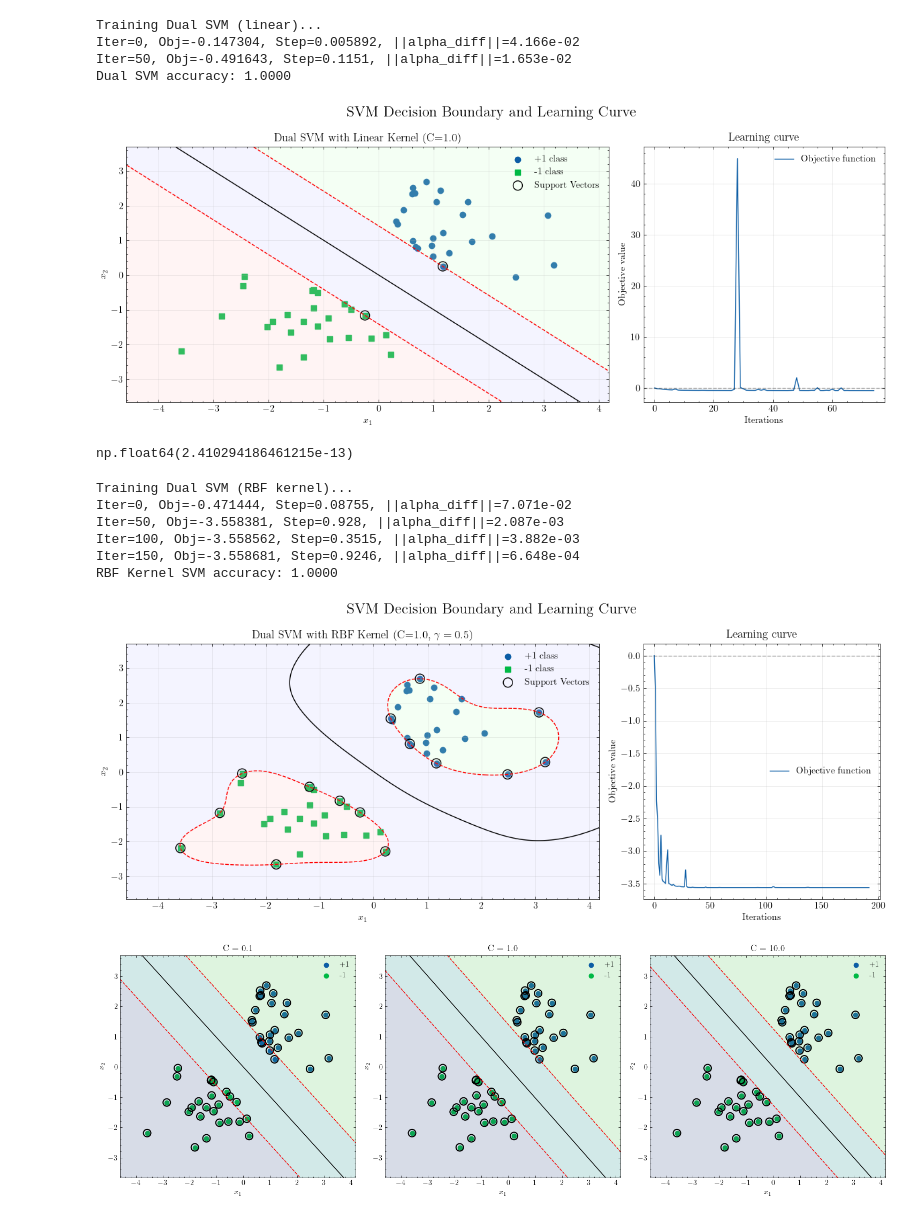
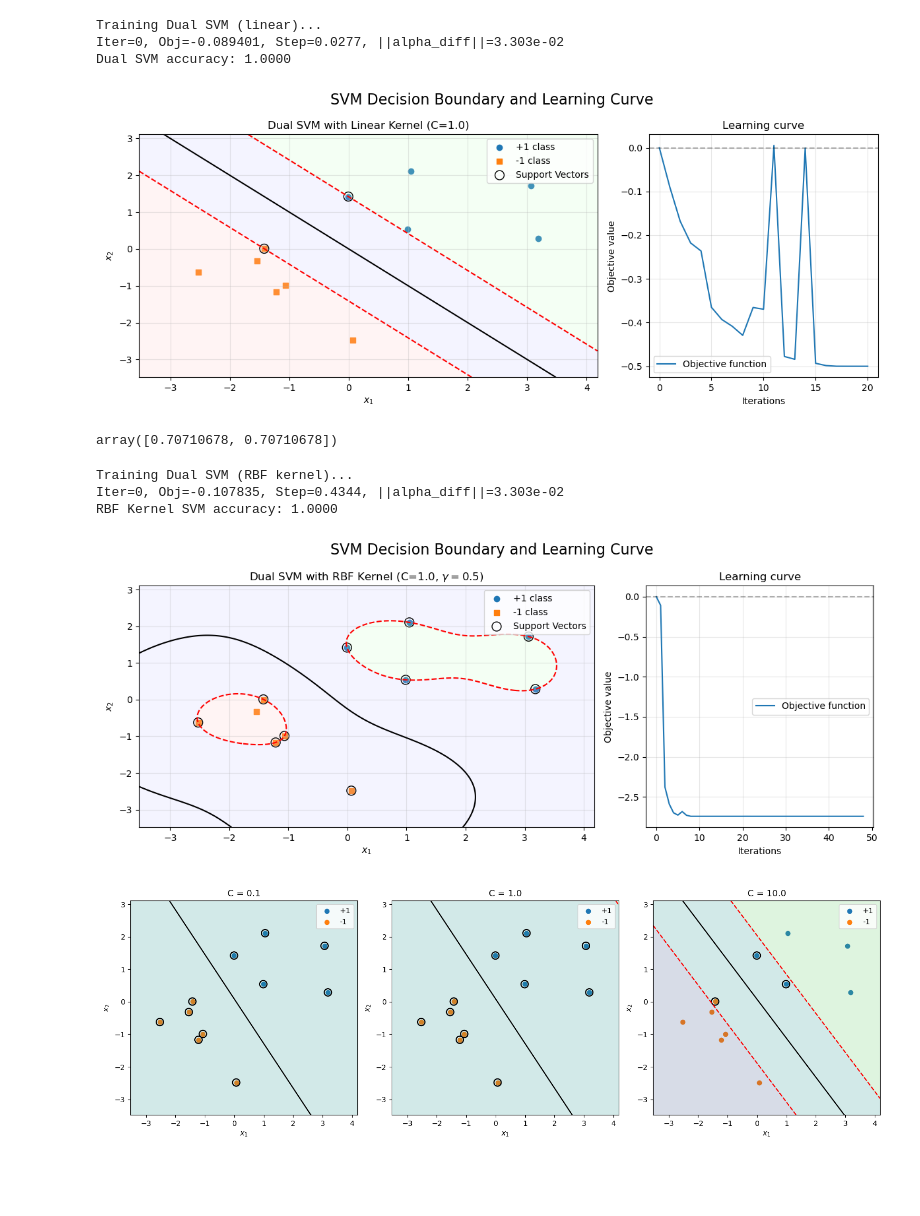
Before and after one commit to TrymSaether/svm-classifier, a Jupyter notebook: svm/demo.ipynb, the cells around one changed output. Drawn from its saved outputs; the diff is of its cells as text; code cells hidden in the pictures; blank space fills up the shorter version.

```diff
--- a/svm/demo.ipynb
+++ b/svm/demo.ipynb
@@ -1,8 +1,7 @@
 # %%
+%matplotlib widget
 import numpy as np
 import matplotlib.pyplot as plt
-import scienceplots
-plt.style.use(['science'])
 
 from svm_primal import PrimalSVM
 from svm_dual import DualSVM
@@ -10,16 +9,20 @@ from kernels import linear_kernel, make_rbf_kernel, make_polynomial_kernel, make
 from utils import *
 # %%
 # Example usage for both models (uses test_linear function)
-X, y = make_toy_data(n=50, random_state=42)
+X, y = make_toy_data(n=11, random_state=42)
 # %%
 # Linear SVM - primal formulation
 print("Training Primal SVM (linear)...")
-primal_model = PrimalSVM(C=1.0, max_iter=1000, tol=1e-4, lr=0.01, verbose=True)
+primal_model = PrimalSVM(C=1.00, max_iter=10_000, tol=1e-12, lr=1e-3, bb_steps=True, verbose=True)
 primal_model.fit(X, y)
 primal_accuracy = primal_model.score(X, y)
 print(f"Primal SVM accuracy: {primal_accuracy:.4f}")
 plot_decision_boundary_2D(primal_model, X, y, title=f"Primal SVM (C={primal_model.C})")
-primal_model.w
+
+primal_model.get_support_vectors()
+print(f"Number of support vectors: {len(primal_model.get_support_vectors())}")
+print(f"Support vectors: {primal_model.get_support_vectors()}")
 primal_model.b
+print(f"Number of X: {len(X)}")
 # %% [output]
 Training Primal SVM (linear)...
@@ -40,21 +67,19 @@ np.float64(0.01)
 # %%
 
 # Linear SVM - dual formulation
 print("\nTraining Dual SVM (linear)...")
 dual_model = DualSVM(C=1.0, max_iter=1000, tol=1e-6, kernel=linear_kernel, verbose=True)
 dual_model.fit(X, y)
 dual_accuracy = dual_model.score(X, y)
 print(f"Dual SVM accuracy: {dual_accuracy:.4f}")
 plot_decision_boundary_2D(dual_model, X, y, title=f"Dual SVM with Linear Kernel (C={dual_model.C})")
 dual_model.recover_w()
-dual_model.b
 # %% [output]
 Training Dual SVM (linear)...
-Iter=0, Obj=-0.147304, Step=0.005892, ||alpha_diff||=4.166e-02
-Iter=50, Obj=-0.491643, Step=0.1151, ||alpha_diff||=1.653e-02
+Iter=0, Obj=-0.089401, Step=0.0277, ||alpha_diff||=3.303e-02
 Dual SVM accuracy: 1.0000
-[figure, old version]
+[figure, new version]
-np.float64(2.410294186461215e-13)
+array([0.70710678, 0.70710678])
 # %%
 
 # Now try with an RBF kernel (non-linear)
@@ -67,12 +92,9 @@ print(f"RBF Kernel SVM accuracy: {rbf_accuracy:.4f}")
 plot_decision_boundary_2D(rbf_model, X, y, title=f"Dual SVM with RBF Kernel (C={rbf_model.C}, $\\gamma=0.5$)")
 # %% [output]
 Training Dual SVM (RBF kernel)...
-Iter=0, Obj=-0.471444, Step=0.08755, ||alpha_diff||=7.071e-02
-Iter=50, Obj=-3.558381, Step=0.928, ||alpha_diff||=2.087e-03
-Iter=100, Obj=-3.558562, Step=0.3515, ||alpha_diff||=3.882e-03
-Iter=150, Obj=-3.558681, Step=0.9246, ||alpha_diff||=6.648e-04
+Iter=0, Obj=-0.107835, Step=0.4344, ||alpha_diff||=3.303e-02
 RBF Kernel SVM accuracy: 1.0000
-[figure, old version]
+[figure, new version]
 # %%
 # Let's compare with different C values
 C_values = [0.1, 1.0, 10.0]
@@ -117,7 +139,7 @@ for i, C in enumerate(C_values):
 plt.tight_layout()
 plt.show()
 # %% [output]
-[figure, old version]
+[figure, new version]
 # %%
 # Compare different kernels on a non-linear dataset
 X_nl, y_nl = make_nonlinear_data(n=100, random_state=42)
```
Also changed, not shown: parts of 4 cells of this notebook, 4 other files.
